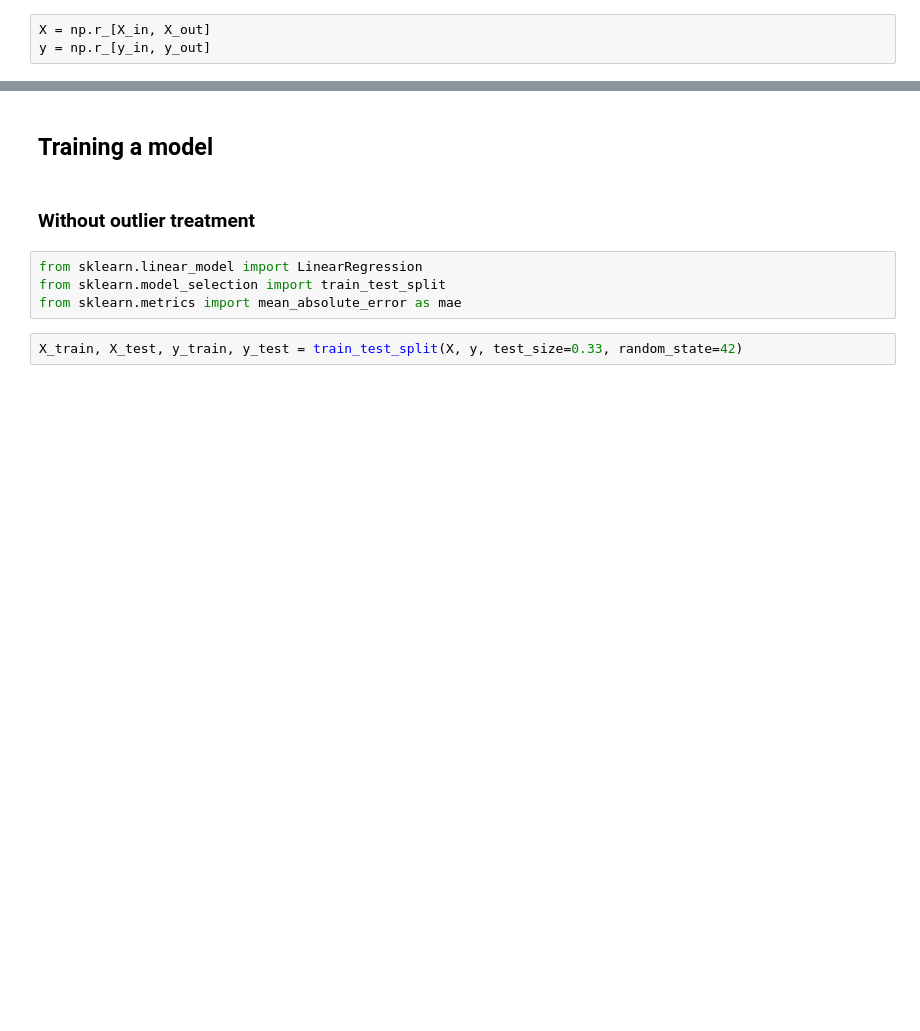
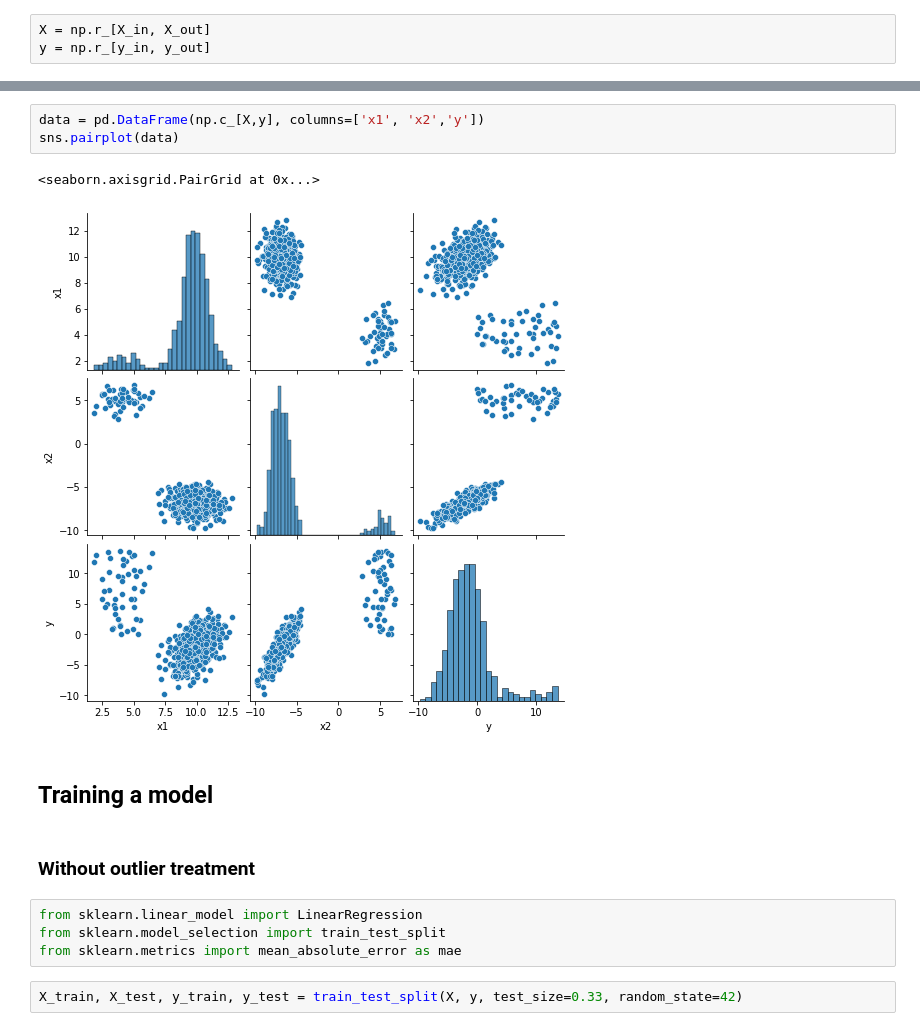
Before and after one commit to khroushan/outliers-handling, a Jupyter notebook: notebooks/outlier_handling.ipynb, the cells around one changed output, grey strips where cells are left out. Saved outputs shown, nothing was run; the diff lists cells and outputs as text; blank space fills up the shorter version.

```diff
--- a/notebooks/outlier_handling.ipynb
+++ b/notebooks/outlier_handling.ipynb
@@ -169,3 +181,9 @@ ax[1].scatter(X[:,1], y)
+# %%
+data = pd.DataFrame(np.c_[X,y], columns=['x1', 'x2','y'])
+sns.pairplot(data)
+# %% [output]
+<seaborn.axisgrid.PairGrid at 0x...>
+[figure, added]
 # %% [markdown]
 ## Training a model
 # %% [markdown]
```
Also changed, not shown: parts of 25 cells of this notebook.
